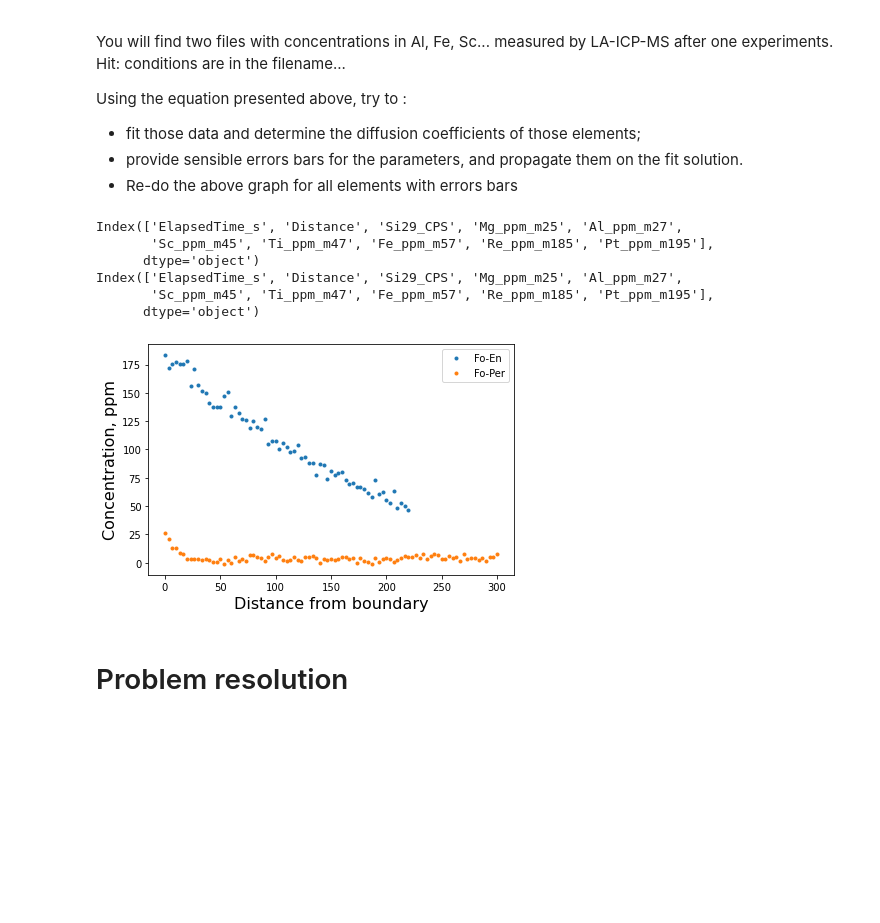
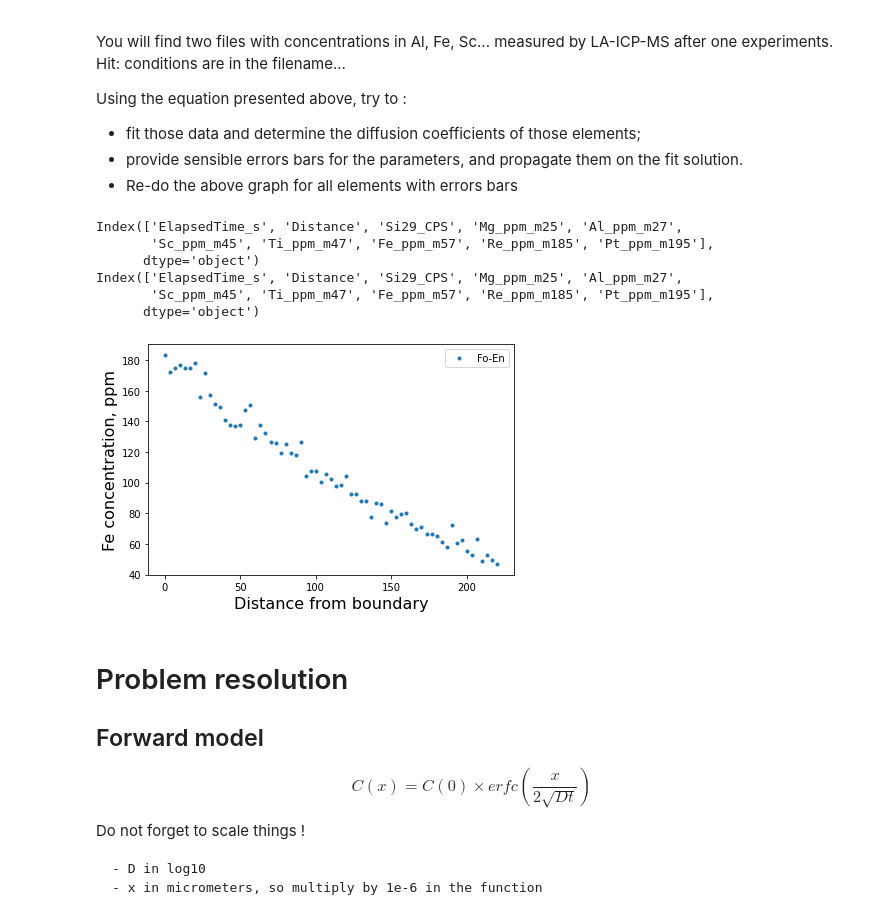
Before and after one commit to charlesll/ModelisationGeochimie, a Jupyter notebook: RealWorldProblem_OlivineDiffusion.ipynb, the cells around one changed output. Saved outputs shown, nothing was run; the diff lists cells and outputs as text; code cells hidden in the pictures; blank space fills up the shorter version.

```diff
--- a/RealWorldProblem_OlivineDiffusion.ipynb
+++ b/RealWorldProblem_OlivineDiffusion.ipynb
@@ -83,29 +84,46 @@ Using the equation presented above, try to :
 - provide sensible errors bars for the parameters, and propagate them on the fit solution.
 - Re-do the above graph for all elements with errors bars
 # %%
+#
+# Loading the data
+#
 data_1400C_192h_FoEn = pd.read_csv("16C_ICP1_1400C_axisC_192h_FoEn.csv")
 print(data_1400C_192h_FoEn.columns)
 data_1400C_192h_FoPer = pd.read_csv("16B_ICP2_1400C_axisC_192h_FoPer.csv")
 print(data_1400C_192h_FoPer.columns)
 
-plt.plot(data_1400C_192h_FoEn.Distance,data_1400C_192h_FoEn.Fe_ppm_m57,".",label="Fo-En")
-plt.plot(data_1400C_192h_FoPer.Distance,data_1400C_192h_FoPer.Fe_ppm_m57,".",label="Fo-Per")
+#
+# The data we want to fit
+#
+t_exp = 192.0*3600
+x_obs_1 = data_1400C_192h_FoEn.Distance.values
+y_obs_1 = data_1400C_192h_FoEn.Fe_ppm_m57.values
+ese_obs_1 = 7.0*np.ones(len(x_obs_1))
+
+#
+# Plotting my data
+#
+plt.plot(x_obs_1,y_obs_1,".",label="Fo-En")
 plt.xlabel("Distance from boundary",fontsize=16)
-plt.ylabel("Concentration, ppm",fontsize=16)
+plt.ylabel("Fe concentration, ppm",fontsize=16)
 plt.legend()
 plt.tight_layout()
-
-t_exp = 192.0*3600
-x_obs_1 = data_1400C_192h_FoEn.Distance
-y_obs_1 = data_1400C_192h_FoEn.Fe_ppm_m57
-ese_obs_1 = 7.0*np.ones(len(x_obs_1))
 # %% [output]
 Index(['ElapsedTime_s', 'Distance', 'Si29_CPS', 'Mg_ppm_m25', 'Al_ppm_m27',
        'Sc_ppm_m45', 'Ti_ppm_m47', 'Fe_ppm_m57', 'Re_ppm_m185', 'Pt_ppm_m195'],
       dtype='object')
 Index(['ElapsedTime_s', 'Distance', 'Si29_CPS', 'Mg_ppm_m25', 'Al_ppm_m27',
        'Sc_ppm_m45', 'Ti_ppm_m47', 'Fe_ppm_m57', 'Re_ppm_m185', 'Pt_ppm_m195'],
       dtype='object')
-[figure, old version]
+[figure, new version]
-# %% [markdown]
-# Problem resolution
+# %% [markdown]
+# Problem resolution
+
+## Forward model
+
+$$ C(x) = C(0) \times erfc(\frac{x}{2\sqrt{Dt}})$$
+
+Do not forget to scale things !
+
+    - D in log10
+    - x in micrometers, so multiply by 1e-6 in the function
```
Also changed, not shown: parts of 24 cells of this notebook, 1 other file.
